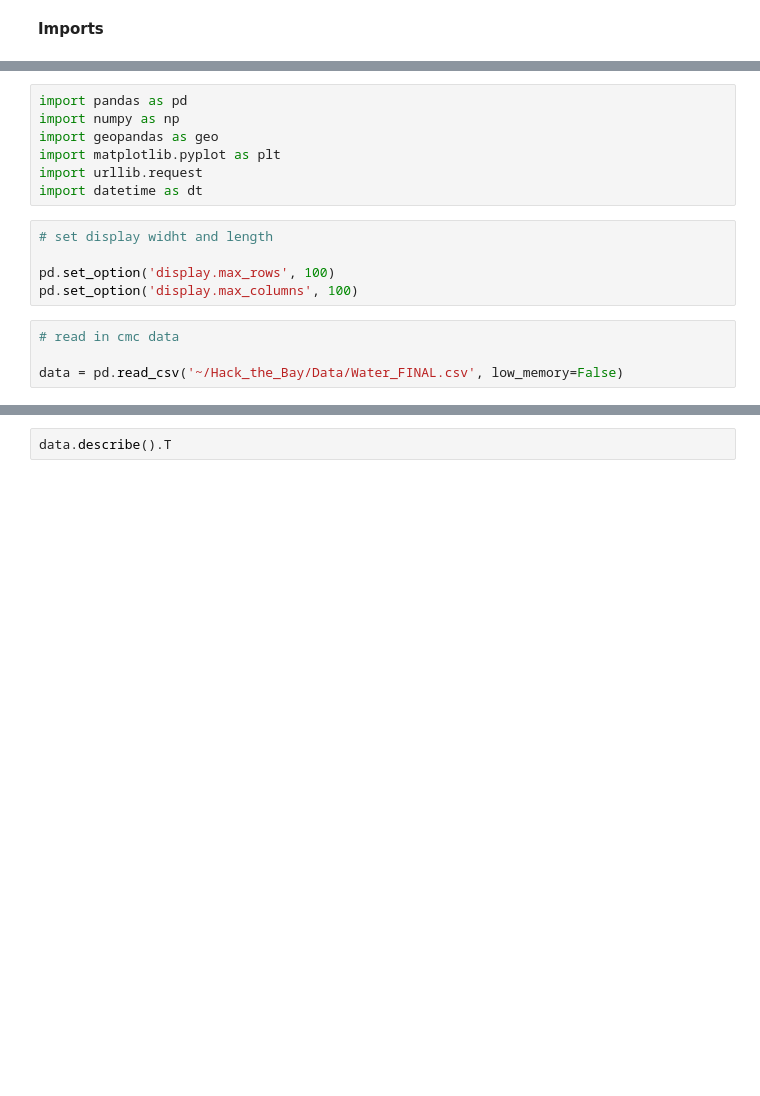
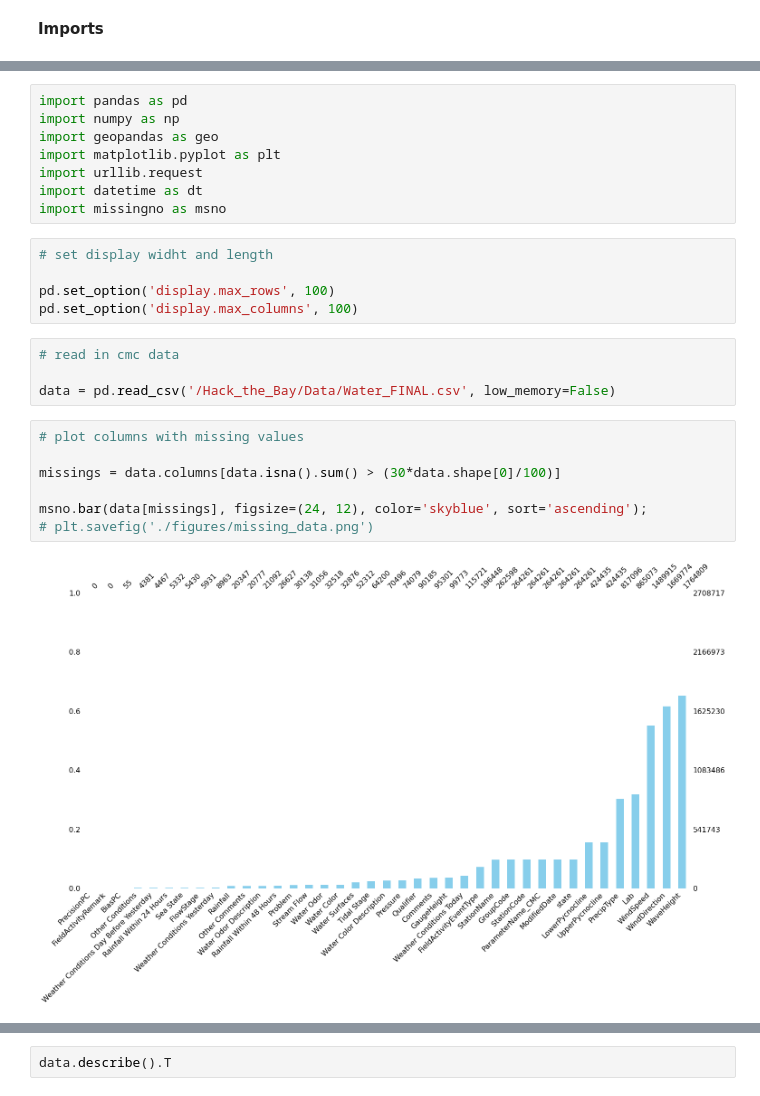
Before and after one commit to GCdye/Hack_the_bay, a Jupyter notebook: cmc_data.ipynb, the cells around one changed output, grey strips where cells are left out. Cells and saved outputs as stored; diff of their text form; blank space fills up the shorter version.

```diff
--- a/cmc_data.ipynb
+++ b/cmc_data.ipynb
@@ -7,6 +26,7 @@ import geopandas as geo
 import matplotlib.pyplot as plt
 import urllib.request
 import datetime as dt
+import missingno as msno
 # %%
 # set display widht and length
 
@@ -15,4 +35,13 @@ pd.set_option('display.max_columns', 100)
 # %%
 # read in cmc data
 
-data = pd.read_csv('~/Hack_the_Bay/Data/Water_FINAL.csv', low_memory=False)
+data = pd.read_csv('/Hack_the_Bay/Data/Water_FINAL.csv', low_memory=False)
+# %%
+# plot columns with missing values
+
+missings = data.columns[data.isna().sum() > (30*data.shape[0]/100)]
+
+msno.bar(data[missings], figsize=(24, 12), color='skyblue', sort='ascending');
+# plt.savefig('./figures/missing_data.png')
+# %% [output]
+[figure, added]
```
Also changed, not shown: parts of 7 cells of this notebook, 1 other file.
